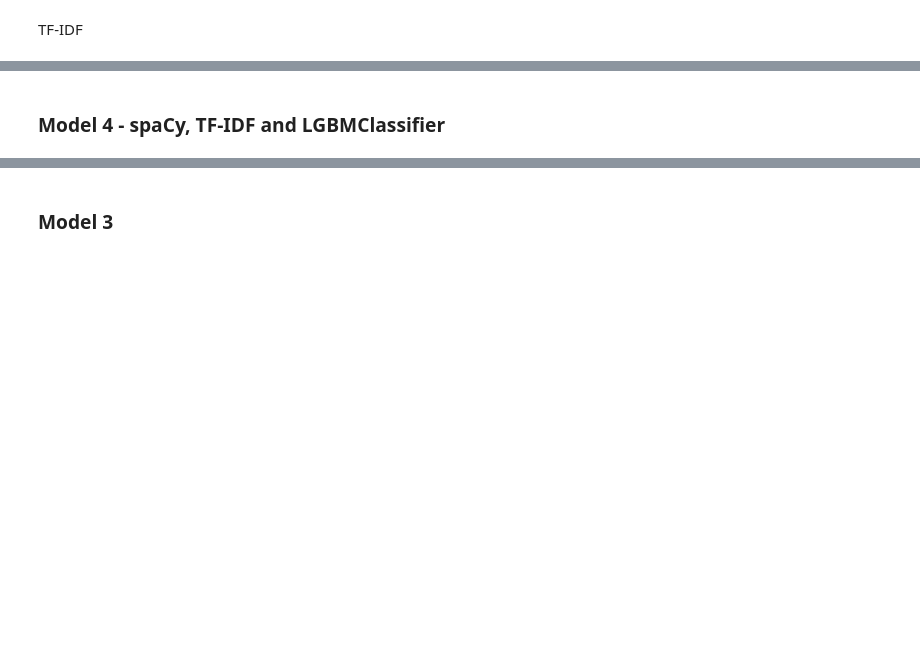
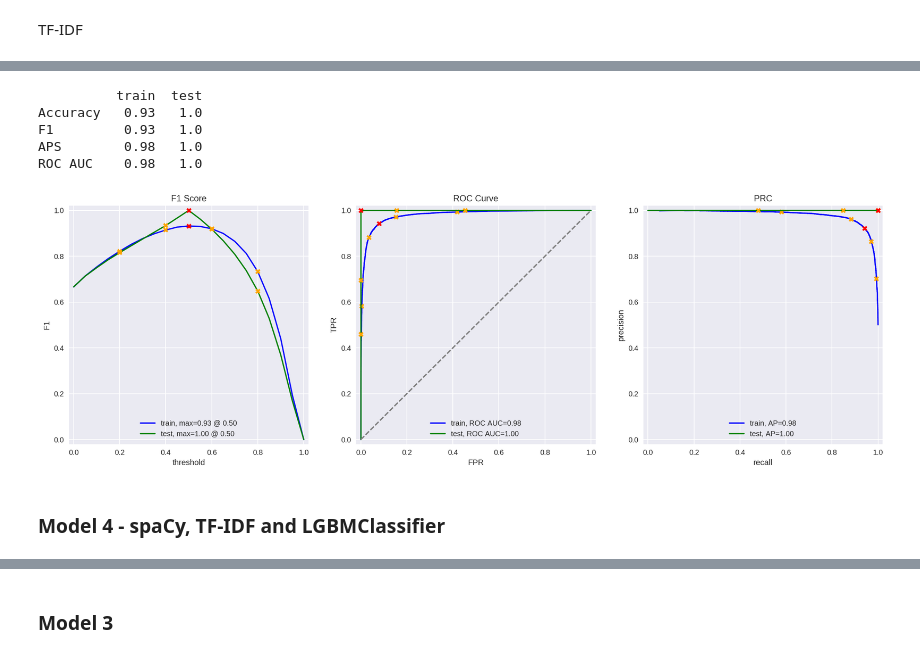
Before and after one commit to rainbowmoonlight/Yandex_Practicum_Projects, a Jupyter notebook: 13 NLP IMDB Review Classification/NLP IMDB reviews classification.ipynb, the cells around one changed output, grey strips where cells are left out. Saved outputs shown, nothing was run; the diff lists cells and outputs as text; code cells hidden in the pictures; blank space fills up the shorter version.

```diff
--- a/13 NLP IMDB Review Classification/NLP IMDB reviews classification.ipynb
+++ b/13 NLP IMDB Review Classification/NLP IMDB reviews classification.ipynb
@@ -296,10 +536,28 @@ import spacy
 
 nlp = spacy.load('en_core_web_sm', disable=['parser', 'ner'])
 # %%
-def text_preprocessing_3(text):
-
+def text_preprocessing_3(row):
+    text = row['review_norm']
     doc = nlp(text)
-    #tokens = [token.lemma_ for token in doc if not token.is_stop]
-    tokens = [token.lemma_ for token in doc]
+    tokens = [token.lemma_ for token in doc if not token.is_stop]
+#     tokens = [token.lemma_ for token in doc]
 
     return ' '.join(tokens)
+# %%
+df_reviews_train['review_lemma_3'] = df_reviews_train.apply(text_preprocessing_3, axis=1)
+df_reviews_test['review_lemma_3'] = df_reviews_test.apply(text_preprocessing_3, axis=1)
+# %%
+count_tf_idf = TfidfVectorizer()
+corpus_train = df_reviews_train['review_lemma_3']
+corpus_test = df_reviews_test['review_lemma_3']
+
+# creating a TF-IDF matrix without stop words
+train_features_3 = count_tf_idf.fit_transform(corpus_train)
+test_features_3 = count_tf_idf.transform(corpus_test)
+# %%
+%%time
+model_3 = LogisticRegression()
+model_3.fit(train_features_3,train_target)
+score = model_3.score(train_features_3, train_target)
+print('Score ', score)
+test_target = model_3.predict(test_features_3)
@@ -306,4 +568,13 @@ def text_preprocessing_3(text):
+# %%
+evaluate_model(model_3, train_features_3, train_target, test_features_3, test_target)
+# %% [output]
+          train  test
+Accuracy   0.93   1.0
+F1         0.93   1.0
+APS        0.98   1.0
+ROC AUC    0.98   1.0
+[figure, added]
 # %% [markdown]
-### Model 4 - spaCy, TF-IDF and LGBMClassifier
+### Model 4 - spaCy, TF-IDF and LGBMClassifier <a class="anchor" id="lgbm"></a>
 # %%
 from lightgbm import LGBMClassifier
```
Also changed, not shown: parts of 84 cells of this notebook.
